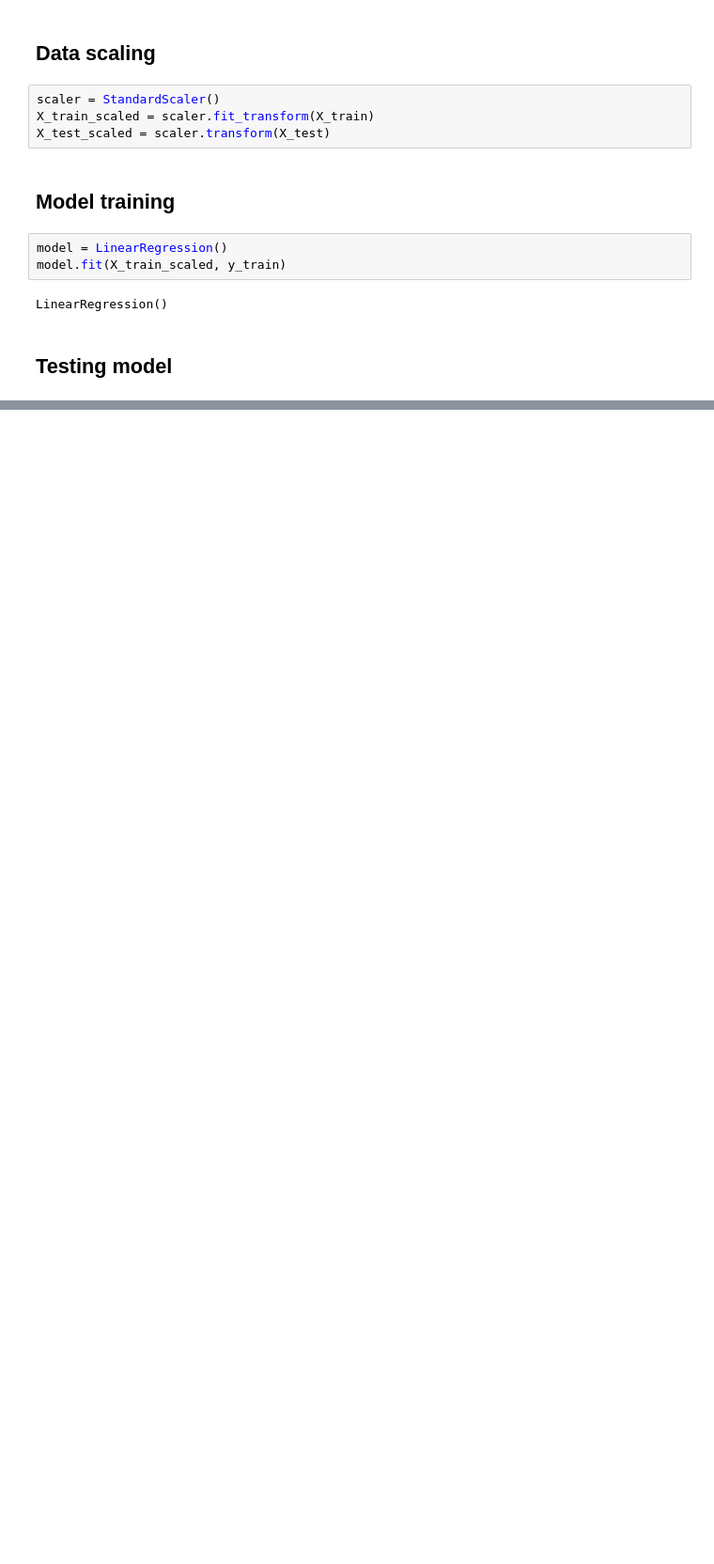
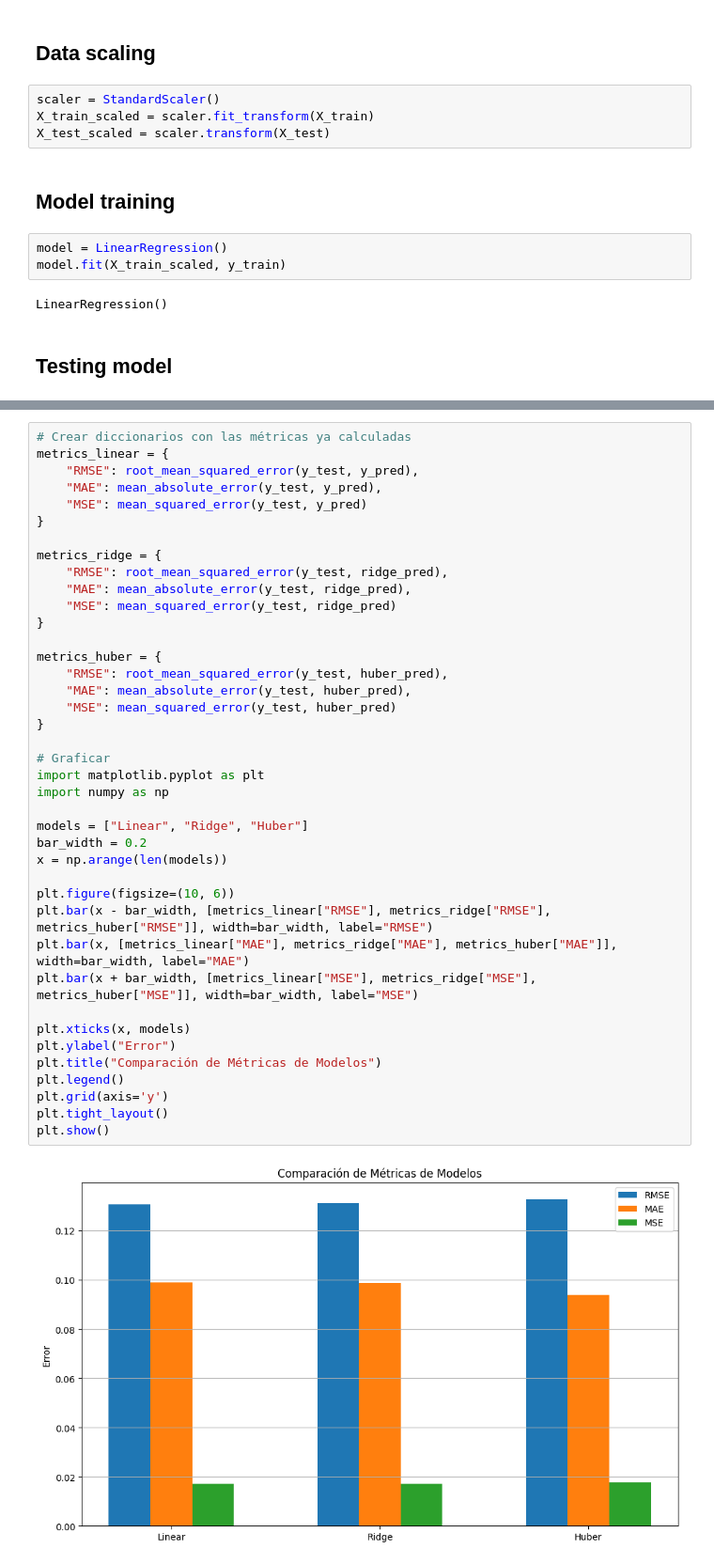
Before and after one commit to Luisgar0821/workshop_003, a Jupyter notebook: notebooks/eda_etl.ipynb, the cells around one changed output, grey strips where cells are left out. Shown at 94% size. Drawn from its saved outputs; the diff is of its cells as text; blank space fills up the shorter version.

```diff
--- a/notebooks/eda_etl.ipynb
+++ b/notebooks/eda_etl.ipynb
@@ -295,0 +343,42 @@ print(f"🔶 Huber Regressor: {regression_accuracy(y_test, huber_pred)}%")
+# %%
+# Crear diccionarios con las métricas ya calculadas
+metrics_linear = {
+    "RMSE": root_mean_squared_error(y_test, y_pred),
+    "MAE": mean_absolute_error(y_test, y_pred),
+    "MSE": mean_squared_error(y_test, y_pred)
+}
+
+metrics_ridge = {
+    "RMSE": root_mean_squared_error(y_test, ridge_pred),
+    "MAE": mean_absolute_error(y_test, ridge_pred),
+    "MSE": mean_squared_error(y_test, ridge_pred)
+}
+
+metrics_huber = {
+    "RMSE": root_mean_squared_error(y_test, huber_pred),
+    "MAE": mean_absolute_error(y_test, huber_pred),
+    "MSE": mean_squared_error(y_test, huber_pred)
+}
+
+# Graficar
+import matplotlib.pyplot as plt
+import numpy as np
+
+models = ["Linear", "Ridge", "Huber"]
+bar_width = 0.2
+x = np.arange(len(models))
+
+plt.figure(figsize=(10, 6))
+plt.bar(x - bar_width, [metrics_linear["RMSE"], metrics_ridge["RMSE"], metrics_huber["RMSE"]], width=bar_width, label="RMSE")
+plt.bar(x, [metrics_linear["MAE"], metrics_ridge["MAE"], metrics_huber["MAE"]], width=bar_width, label="MAE")
+plt.bar(x + bar_width, [metrics_linear["MSE"], metrics_ridge["MSE"], metrics_huber["MSE"]], width=bar_width, label="MSE")
+
+plt.xticks(x, models)
+plt.ylabel("Error")
+plt.title("Comparación de Métricas de Modelos")
+plt.legend()
+plt.grid(axis='y')
+plt.tight_layout()
+plt.show()
+# %% [output]
+[figure, added]
```
Also changed, not shown: parts of 5 cells of this notebook, 12 other files.
